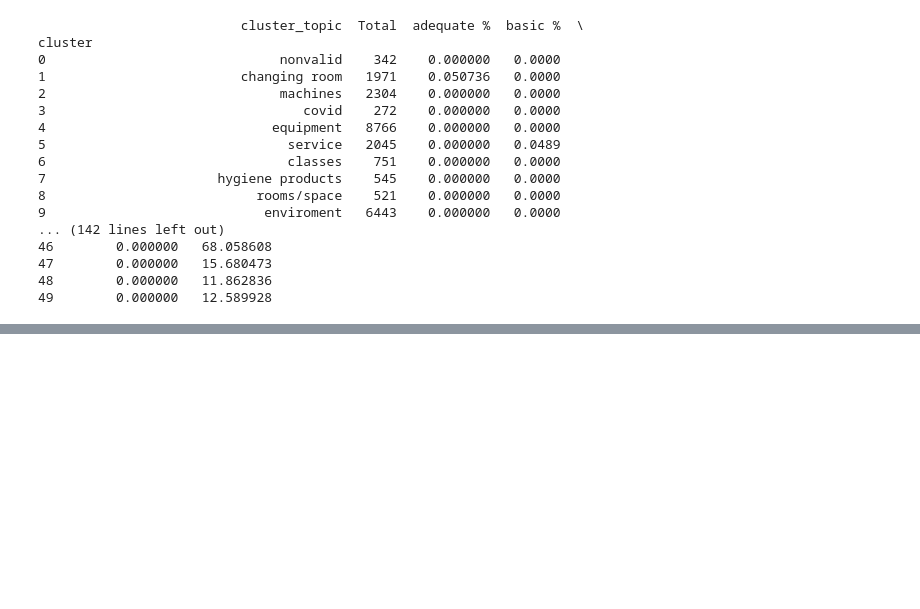
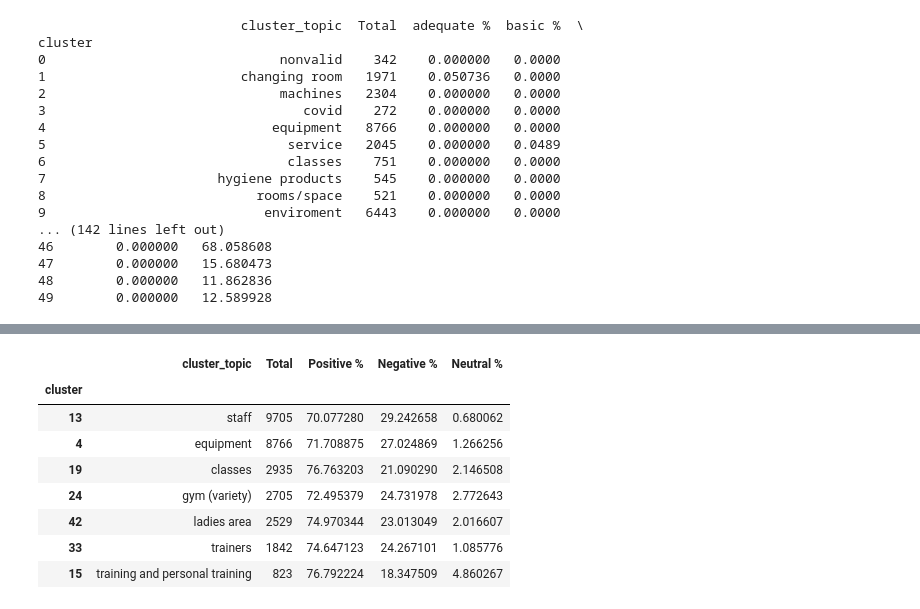
Before and after one commit to Kh0uloud/Fine-Grained-Sentiment-Analysis-for-Gym-Customer-Feedback, a Jupyter notebook: Clustering_Aspects.ipynb, the cells around one changed output, grey strips where cells are left out. Drawn from its saved outputs; the diff is of its cells as text; code cells hidden in the pictures; blank space fills up the shorter version.

```diff
--- a/Clustering_Aspects.ipynb
+++ b/Clustering_Aspects.ipynb
@@ -536,0 +384,12 @@ cluster_groups[['cluster_topic', 'Total', 'Positive %', 'Negative %', 'Neutral %
+# %%
+result[result['Positive %'] > 70]
+# %% [output]
+|  | cluster_topic | Total | Positive % | Negative % | Neutral % |
+| cluster |  |  |  |  |  |
+| 13 | staff | 9705 | 70.077280 | 29.242658 | 0.680062 |
+| 4 | equipment | 8766 | 71.708875 | 27.024869 | 1.266256 |
+| 19 | classes | 2935 | 76.763203 | 21.090290 | 2.146508 |
+| 24 | gym (variety) | 2705 | 72.495379 | 24.731978 | 2.772643 |
+| 42 | ladies area | 2529 | 74.970344 | 23.013049 | 2.016607 |
+| 33 | trainers | 1842 | 74.647123 | 24.267101 | 1.085776 |
+| 15 | training and personal training | 823 | 76.792224 | 18.347509 | 4.860267 |
```
Also changed, not shown: parts of 35 cells of this notebook.
